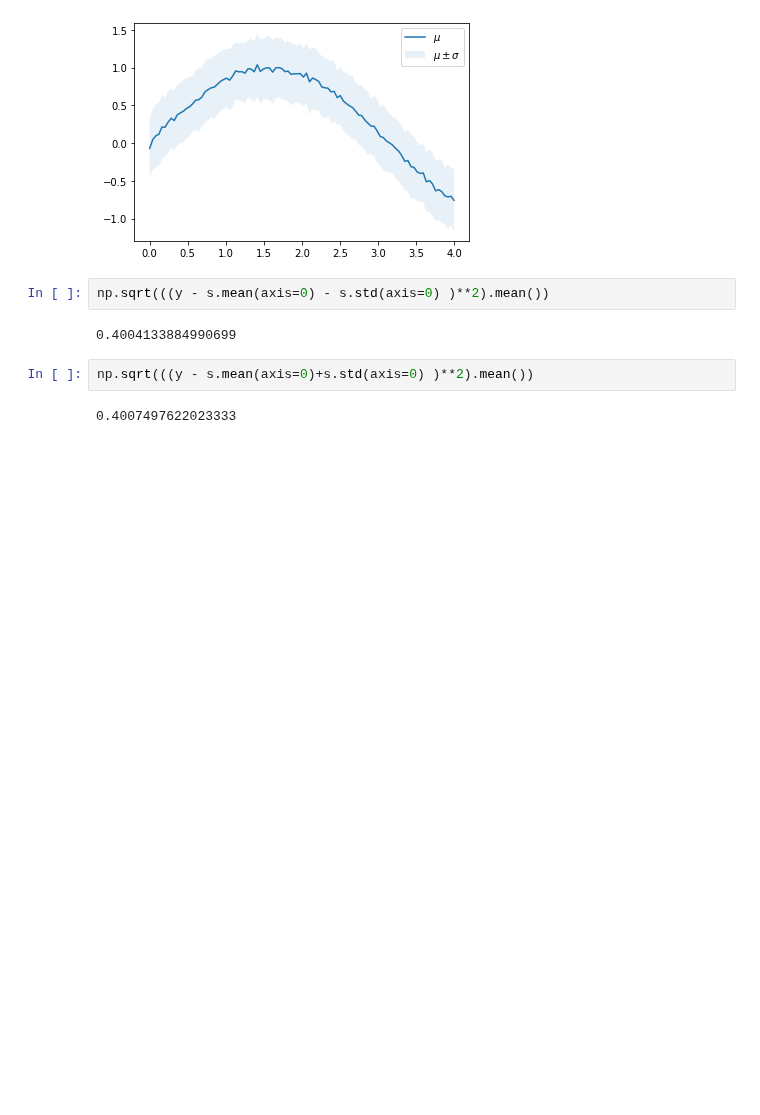
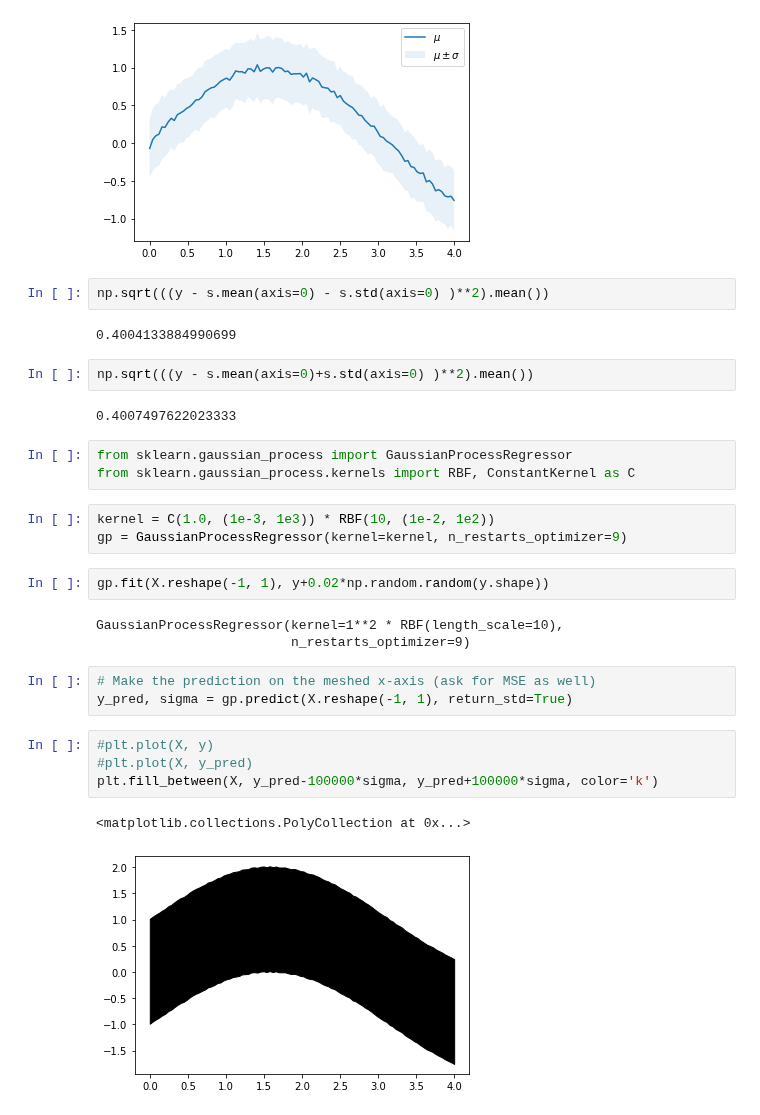
Before and after one commit to nipunbatra/blog-old, a Jupyter notebook: _notebooks/2021-10-05-Bayesian-RMSE.ipynb, the cells around one changed output. Cells and saved outputs as stored; diff of their text form; blank space fills up the shorter version.

```diff
--- a/_notebooks/2021-10-05-Bayesian-RMSE.ipynb
+++ b/_notebooks/2021-10-05-Bayesian-RMSE.ipynb
@@ -101,3 +101,24 @@ np.sqrt(((y - s.mean(axis=0) - s.std(axis=0) )**2).mean())
 np.sqrt(((y - s.mean(axis=0)+s.std(axis=0) )**2).mean())
 # %% [output]
 0.4007497622023333
+# %%
+from sklearn.gaussian_process import GaussianProcessRegressor
+from sklearn.gaussian_process.kernels import RBF, ConstantKernel as C
+# %%
+kernel = C(1.0, (1e-3, 1e3)) * RBF(10, (1e-2, 1e2))
+gp = GaussianProcessRegressor(kernel=kernel, n_restarts_optimizer=9)
+# %%
+gp.fit(X.reshape(-1, 1), y+0.02*np.random.random(y.shape))
+# %% [output]
+GaussianProcessRegressor(kernel=1**2 * RBF(length_scale=10),
+                         n_restarts_optimizer=9)
+# %%
+# Make the prediction on the meshed x-axis (ask for MSE as well)
+y_pred, sigma = gp.predict(X.reshape(-1, 1), return_std=True)
+# %%
+#plt.plot(X, y)
+#plt.plot(X, y_pred)
+plt.fill_between(X, y_pred-100000*sigma, y_pred+100000*sigma, color='k')
+# %% [output]
+<matplotlib.collections.PolyCollection at 0x...>
+[figure, added]
```
Also changed, not shown: parts of 1 cell of this notebook, 1 other file.
